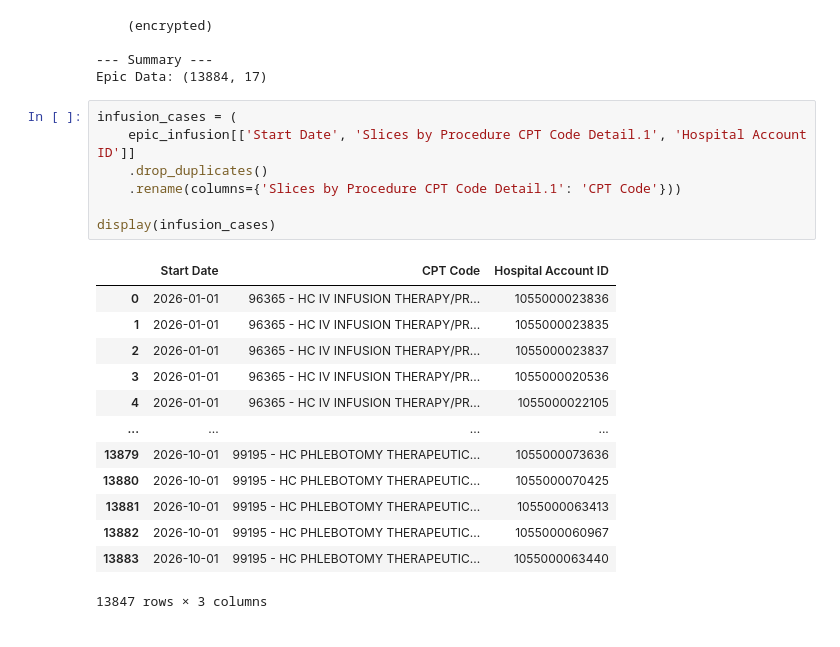
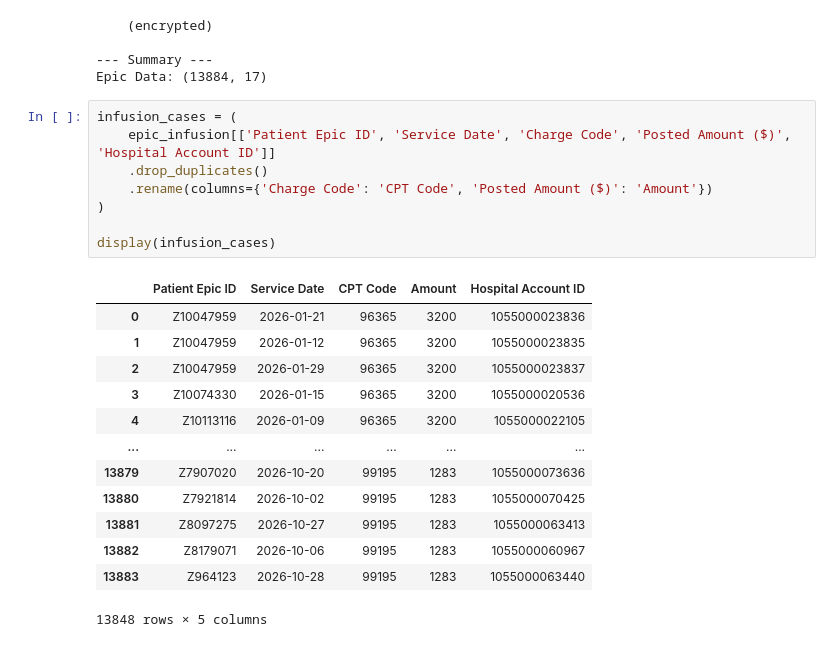
Before and after one commit to k8bixby/manhattan, a Jupyter notebook: financials/infusion.ipynb, the cells around one changed output. Saved outputs shown, nothing was run; the diff lists cells and outputs as text.

```diff
--- a/financials/infusion.ipynb
+++ b/financials/infusion.ipynb
@@ -184,24 +236,25 @@ print(f"Epic Data: {epic_infusion.shape}")
 Epic Data: (13884, 17)
 # %%
 infusion_cases = (
-    epic_infusion[['Start Date', 'Slices by Procedure CPT Code Detail.1', 'Hospital Account ID']]
+    epic_infusion[['Patient Epic ID', 'Service Date', 'Charge Code', 'Posted Amount ($)', 'Hospital Account ID']]
     .drop_duplicates()
-    .rename(columns={'Slices by Procedure CPT Code Detail.1': 'CPT Code'}))
+    .rename(columns={'Charge Code': 'CPT Code', 'Posted Amount ($)': 'Amount'})
+)
 
 display(infusion_cases)
 # %% [output]
-|  | Start Date | CPT Code | Hospital Account ID |
-| 0 | 2026-01-01 | 96365 - HC IV INFUSION THERAPY/PR... | 1055000023836 |
-| 1 | 2026-01-01 | 96365 - HC IV INFUSION THERAPY/PR... | 1055000023835 |
-| 2 | 2026-01-01 | 96365 - HC IV INFUSION THERAPY/PR... | 1055000023837 |
-| 3 | 2026-01-01 | 96365 - HC IV INFUSION THERAPY/PR... | 1055000020536 |
-| 4 | 2026-01-01 | 96365 - HC IV INFUSION THERAPY/PR... | 1055000022105 |
-| ... | ... | ... | ... |
-| 13879 | 2026-10-01 | 99195 - HC PHLEBOTOMY THERAPEUTIC... | 1055000073636 |
-| 13880 | 2026-10-01 | 99195 - HC PHLEBOTOMY THERAPEUTIC... | 1055000070425 |
-| 13881 | 2026-10-01 | 99195 - HC PHLEBOTOMY THERAPEUTIC... | 1055000063413 |
-| 13882 | 2026-10-01 | 99195 - HC PHLEBOTOMY THERAPEUTIC... | 1055000060967 |
-| 13883 | 2026-10-01 | 99195 - HC PHLEBOTOMY THERAPEUTIC... | 1055000063440 |
+|  | Patient Epic ID | Service Date | CPT Code | Amount | Hospital Account ID |
+| 0 | Z10047959 | 2026-01-21 | 96365 | 3200 | 1055000023836 |
+| 1 | Z10047959 | 2026-01-12 | 96365 | 3200 | 1055000023835 |
+| 2 | Z10047959 | 2026-01-29 | 96365 | 3200 | 1055000023837 |
+| 3 | Z10074330 | 2026-01-15 | 96365 | 3200 | 1055000020536 |
+| 4 | Z10113116 | 2026-01-09 | 96365 | 3200 | 1055000022105 |
+| ... | ... | ... | ... | ... | ... |
+| 13879 | Z7907020 | 2026-10-20 | 99195 | 1283 | 1055000073636 |
+| 13880 | Z7921814 | 2026-10-02 | 99195 | 1283 | 1055000070425 |
+| 13881 | Z8097275 | 2026-10-27 | 99195 | 1283 | 1055000063413 |
+| 13882 | Z8179071 | 2026-10-06 | 99195 | 1283 | 1055000060967 |
+| 13883 | Z964123 | 2026-10-28 | 99195 | 1283 | 1055000063440 |
-13847 rows × 3 columns
+13848 rows × 5 columns
 # %%
 infusion_types = pd.DataFrame(
```
Also changed, not shown: parts of 5 cells of this notebook, 2 other files.
